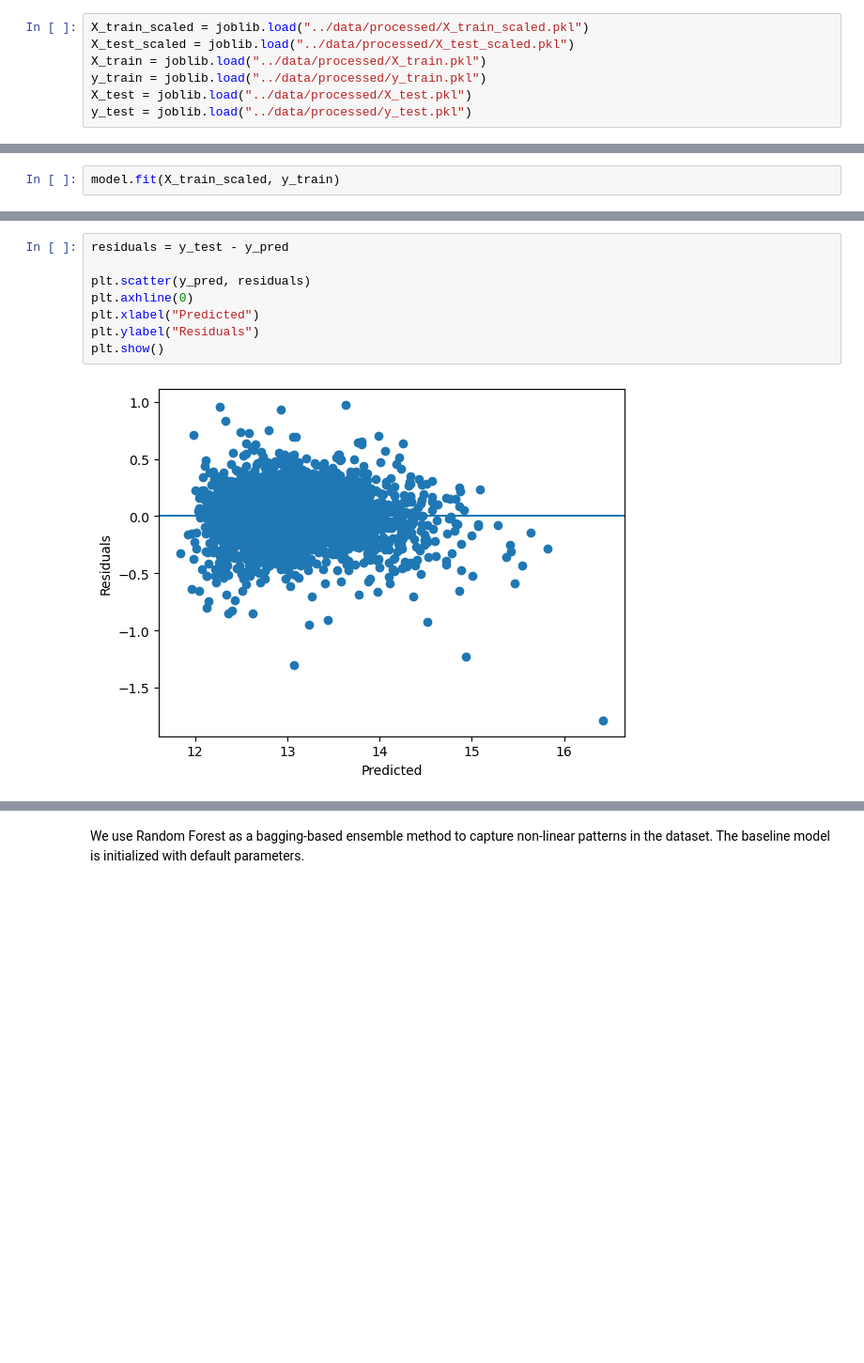
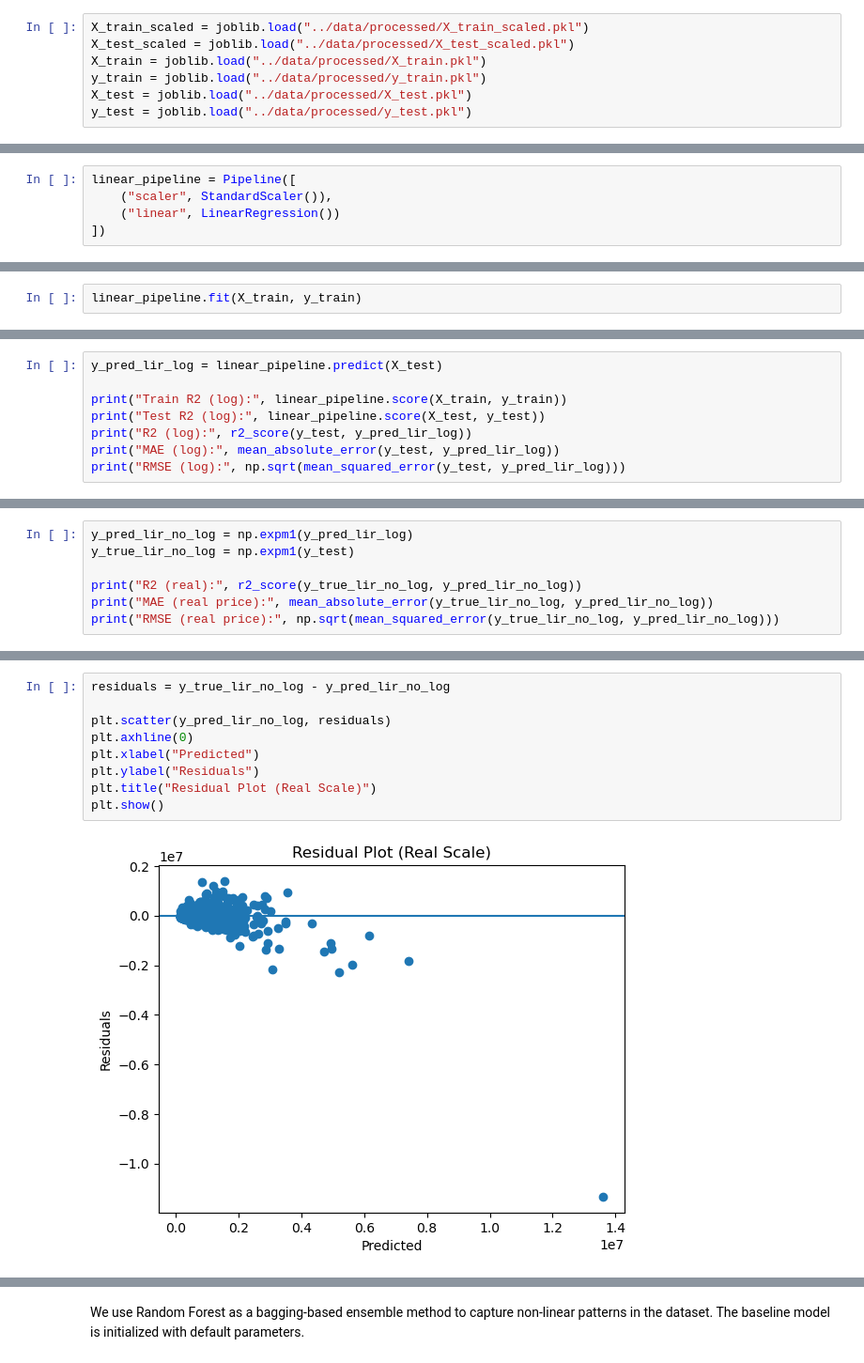
Before and after one commit to HosseinMohebbi/house-price-prediction, a Jupyter notebook: notebooks/02_modeling.ipynb, the cells around one changed output, grey strips where cells are left out. Shown at 94% size. Cells and saved outputs as stored; diff of their text form; blank space fills up the shorter version.

```diff
--- a/notebooks/02_modeling.ipynb
+++ b/notebooks/02_modeling.ipynb
@@ -23,0 +24,5 @@ model = LinearRegression()
+# %%
+linear_pipeline = Pipeline([
+    ("scaler", StandardScaler()),
+    ("linear", LinearRegression())
+])
@@ -24,3 +31,3 @@ model = LinearRegression()
 # %%
-model.fit(X_train_scaled, y_train)
+linear_pipeline.fit(X_train, y_train)
 # %% [output]
@@ -27,0 +37,8 @@ LinearRegression()
+# %%
+y_pred_lir_log = linear_pipeline.predict(X_test)
+
+print("Train R2 (log):", linear_pipeline.score(X_train, y_train))
+print("Test R2 (log):", linear_pipeline.score(X_test, y_test))
+print("R2 (log):", r2_score(y_test, y_pred_lir_log))
+print("MAE (log):", mean_absolute_error(y_test, y_pred_lir_log))
+print("RMSE (log):", np.sqrt(mean_squared_error(y_test, y_pred_lir_log)))
@@ -27,0 +53,7 @@ LinearRegression()
+# %%
+y_pred_lir_no_log = np.expm1(y_pred_lir_log)
+y_true_lir_no_log = np.expm1(y_test)
+
+print("R2 (real):", r2_score(y_true_lir_no_log, y_pred_lir_no_log))
+print("MAE (real price):", mean_absolute_error(y_true_lir_no_log, y_pred_lir_no_log))
+print("RMSE (real price):", np.sqrt(mean_squared_error(y_true_lir_no_log, y_pred_lir_no_log)))
@@ -72,10 +99,11 @@ Test R2: 0.8742700955616356
 # %%
-residuals = y_test - y_pred
+residuals = y_true_lir_no_log - y_pred_lir_no_log
 
-plt.scatter(y_pred, residuals)
+plt.scatter(y_pred_lir_no_log, residuals)
 plt.axhline(0)
 plt.xlabel("Predicted")
 plt.ylabel("Residuals")
+plt.title("Residual Plot (Real Scale)")
 plt.show()
 # %% [output]
-[figure, old version]
+[figure, new version]
```
Also changed, not shown: parts of 40 cells of this notebook, 4 other files.
